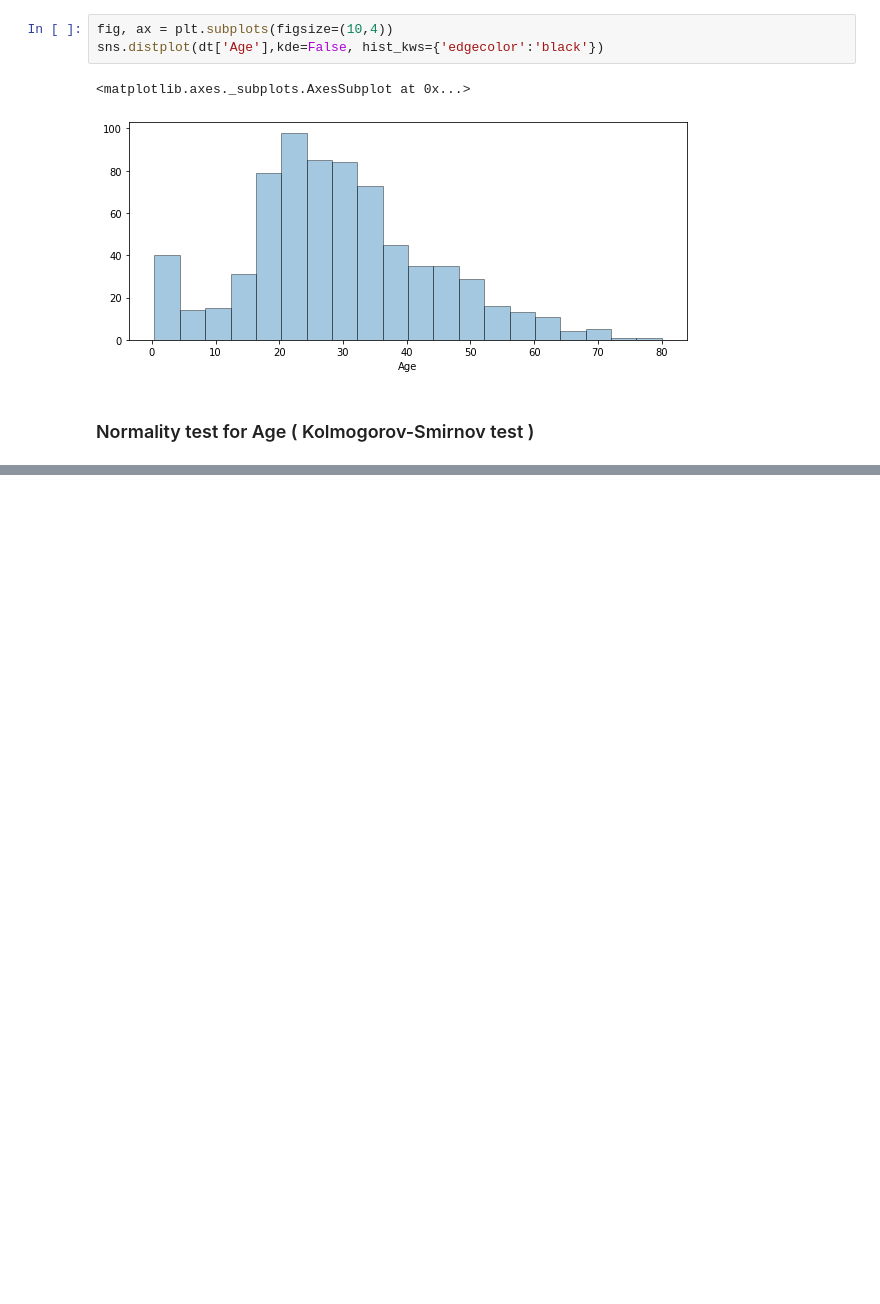
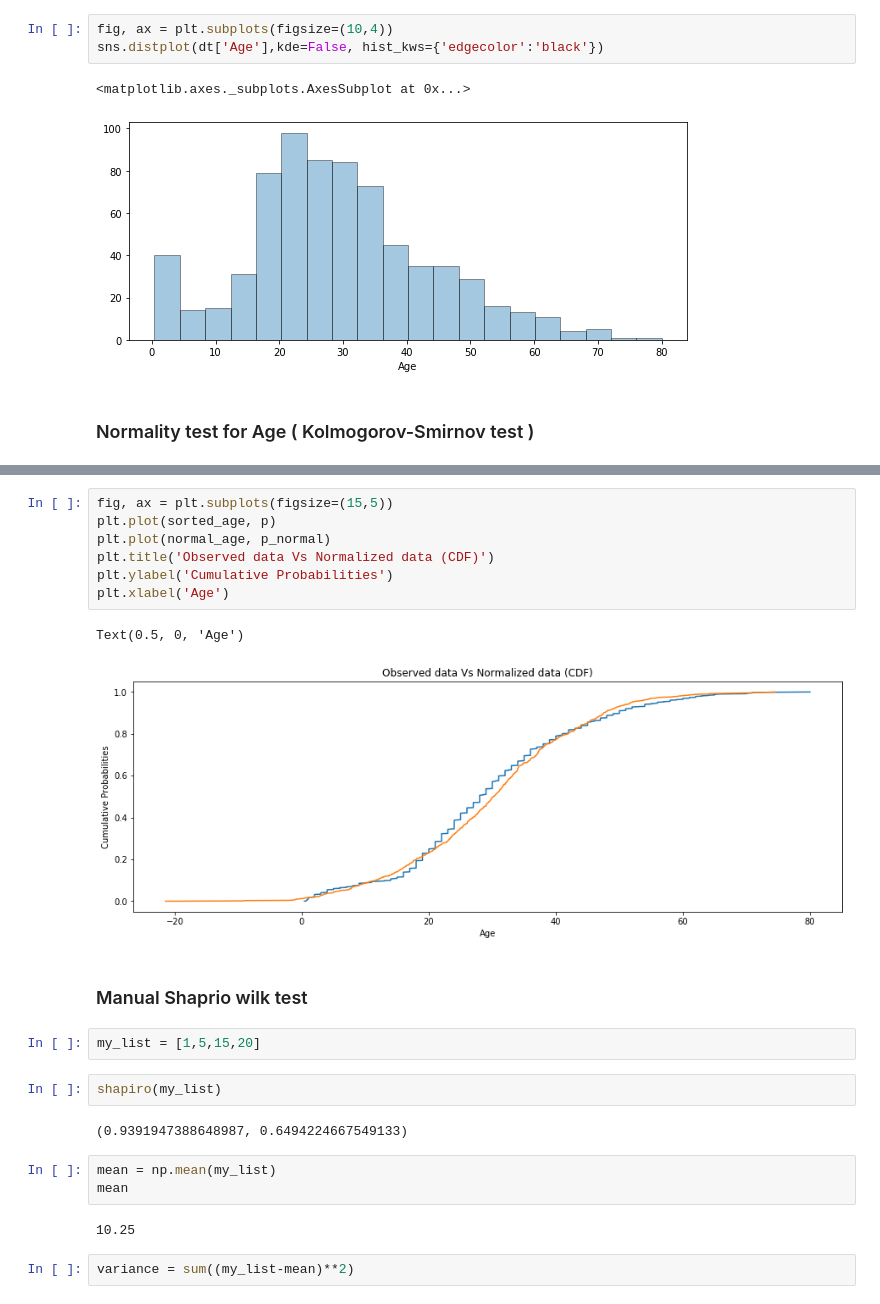
Before and after one commit to sehan10/Normality-test, a Jupyter notebook: Normality test.ipynb, the cells around one changed output, grey strips where cells are left out. Cells and saved outputs as stored; diff of their text form; blank space fills up the shorter version.

Commit message:
manual work

```diff
--- a/Normality test.ipynb
+++ b/Normality test.ipynb
@@ -37,0 +70,25 @@ sns.distplot(dt['Age'],kde=False, hist_kws={'edgecolor':'black'})
+# %%
+fig, ax = plt.subplots(figsize=(15,5))
+plt.plot(sorted_age, p)
+plt.plot(normal_age, p_normal)
+plt.title('Observed data Vs Normalized data (CDF)')
+plt.ylabel('Cumulative Probabilities')
+plt.xlabel('Age')
+# %% [output]
+Text(0.5, 0, 'Age')
+[figure, added]
+# %% [markdown]
+### Manual Shaprio wilk test
+# %%
+my_list = [1,5,15,20]
+# %%
+shapiro(my_list)
+# %% [output]
+(0.9391947388648987, 0.6494224667549133)
+# %%
+mean = np.mean(my_list)
+mean
+# %% [output]
+10.25
+# %%
+variance = sum((my_list-mean)**2)
```
Also changed, not shown: parts of 14 cells of this notebook, 1 other file.
